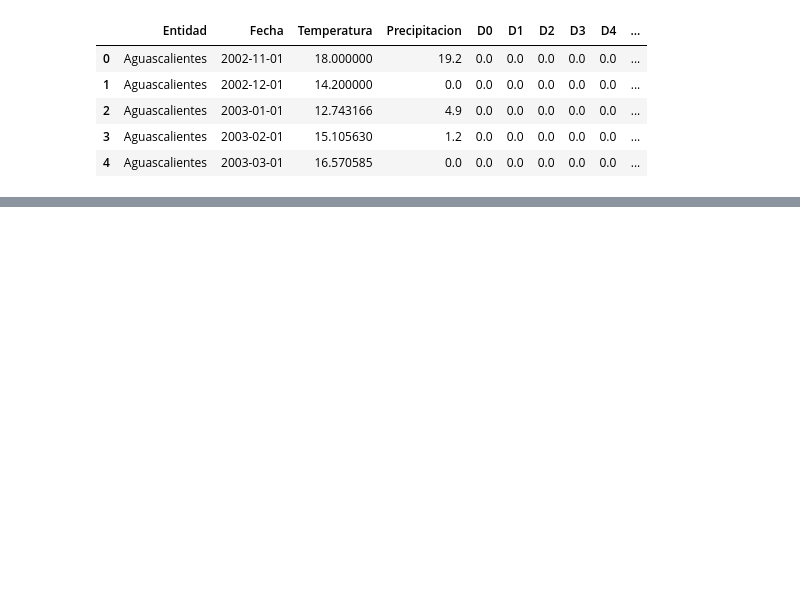
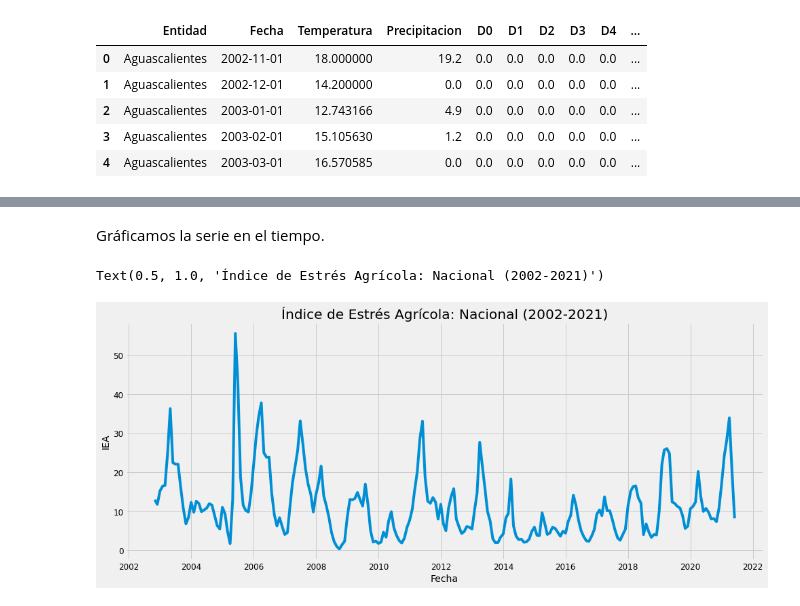
Before and after one commit to alondraSanchezM/sequias-en-Mexico-y-agricultura, a Jupyter notebook: Machine Learning/MachineLearning.ipynb, the cells around one changed output, grey strips where cells are left out. Drawn from its saved outputs; the diff is of its cells as text; code cells hidden in the pictures; blank space fills up the shorter version.

```diff
--- a/Machine Learning/MachineLearning.ipynb
+++ b/Machine Learning/MachineLearning.ipynb
@@ -572,0 +161,3 @@ Resultados:
+# %%
+df['IEA'] = df['IEA'].ffill(axis=0)
+df['Fecha'] = pd.to_datetime(df['Fecha'], format = '%Y-%m-%d')
@@ -572,0 +166,7 @@ Resultados:
+# %%
+df.drop(columns=['D0','D1','D2','D3','D4'], axis=1, inplace=True)
+df_total = df
+df_completo = df.copy()
+
+cols = ['Entidad', 'Temperatura', 'Precipitacion', 'Area_total_afectada_sequias']
+df.drop(cols, axis=1, inplace=True)
@@ -572,0 +175,3 @@ Resultados:
+# %%
+df = df.set_index('Fecha')
+df.index
@@ -572,0 +193,3 @@ Resultados:
+# %%
+y = df['IEA'].resample('MS').mean()
+y
@@ -572,0 +210,9 @@ Resultados:
+# %% [markdown]
+Gráficamos la serie en el tiempo.
+# %%
+plt.figure(figsize=(15,6))
+ax = sns.lineplot(x=y.index, y=y)
+ax.set_title('Índice de Estrés Agrícola: Nacional (2002-2021)')
+# %% [output]
+Text(0.5, 1.0, 'Índice de Estrés Agrícola: Nacional (2002-2021)')
+[figure, added]
```
Also changed, not shown: parts of 154 cells of this notebook.
